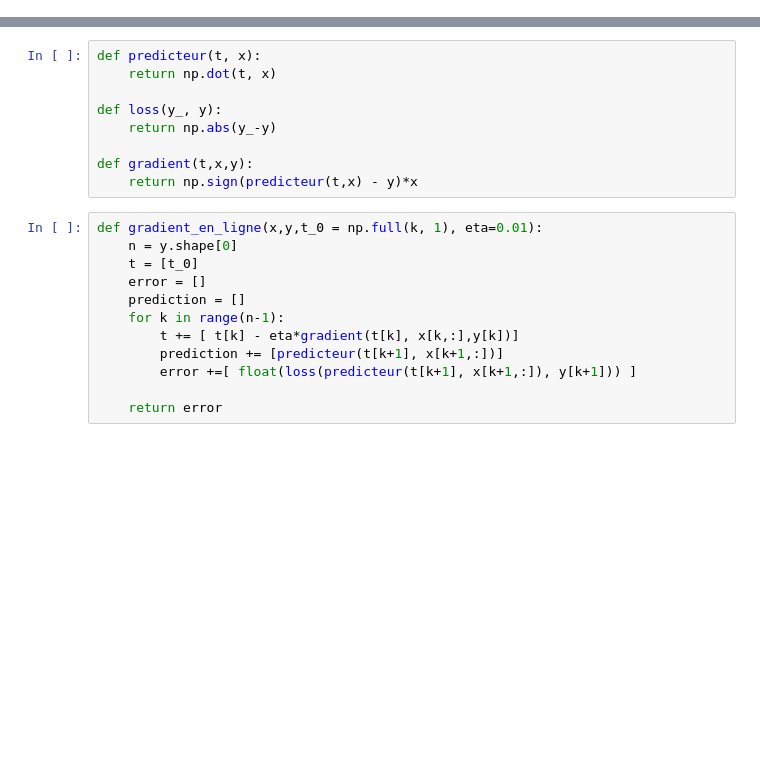
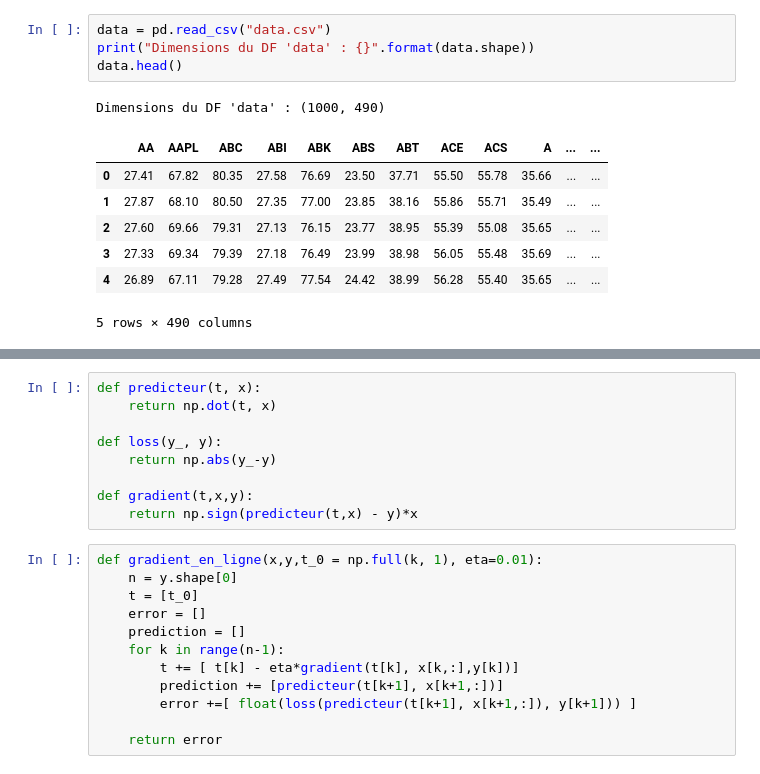
Before and after one commit to ckisam/apprentissage_en_ligne, a Jupyter notebook: Apprentissage en ligne.ipynb, the cells around one changed output, grey strips where cells are left out. Drawn from its saved outputs; the diff is of its cells as text; blank space fills up the shorter version.

```diff
--- a/Apprentissage en ligne.ipynb
+++ b/Apprentissage en ligne.ipynb
@@ -26,0 +21,13 @@ x = normalize(x)
+# %%
+data = pd.read_csv("data.csv")
+print("Dimensions du DF 'data' : {}".format(data.shape))
+data.head()
+# %% [output]
+Dimensions du DF 'data' : (1000, 490)
+|  | AA | AAPL | ABC | ABI | ABK | ABS | ABT | ACE | ACS | A | ... | ... |
+| 0 | 27.41 | 67.82 | 80.35 | 27.58 | 76.69 | 23.50 | 37.71 | 55.50 | 55.78 | 35.66 | ... | ... |
+| 1 | 27.87 | 68.10 | 80.50 | 27.35 | 77.00 | 23.85 | 38.16 | 55.86 | 55.71 | 35.49 | ... | ... |
+| 2 | 27.60 | 69.66 | 79.31 | 27.13 | 76.15 | 23.77 | 38.95 | 55.39 | 55.08 | 35.65 | ... | ... |
+| 3 | 27.33 | 69.34 | 79.39 | 27.18 | 76.49 | 23.99 | 38.98 | 56.05 | 55.48 | 35.69 | ... | ... |
+| 4 | 26.89 | 67.11 | 79.28 | 27.49 | 77.54 | 24.42 | 38.99 | 56.28 | 55.40 | 35.65 | ... | ... |
+5 rows × 490 columns
```
Also changed, not shown: parts of 18 cells of this notebook, 4 other files.
